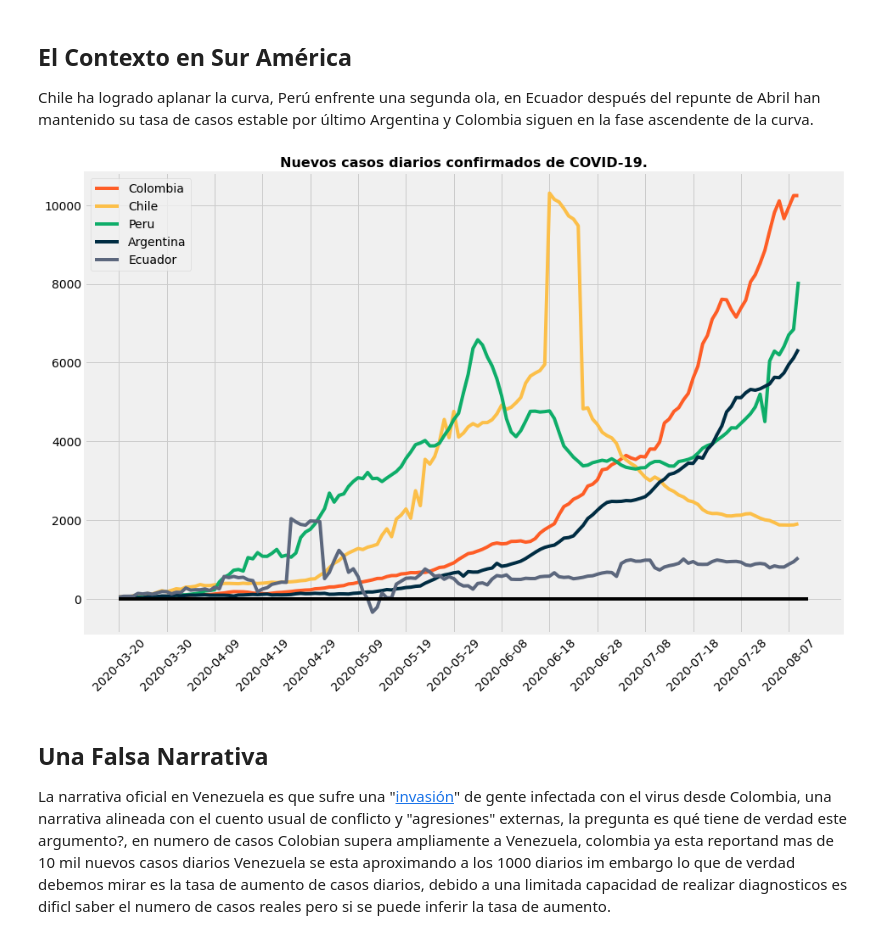
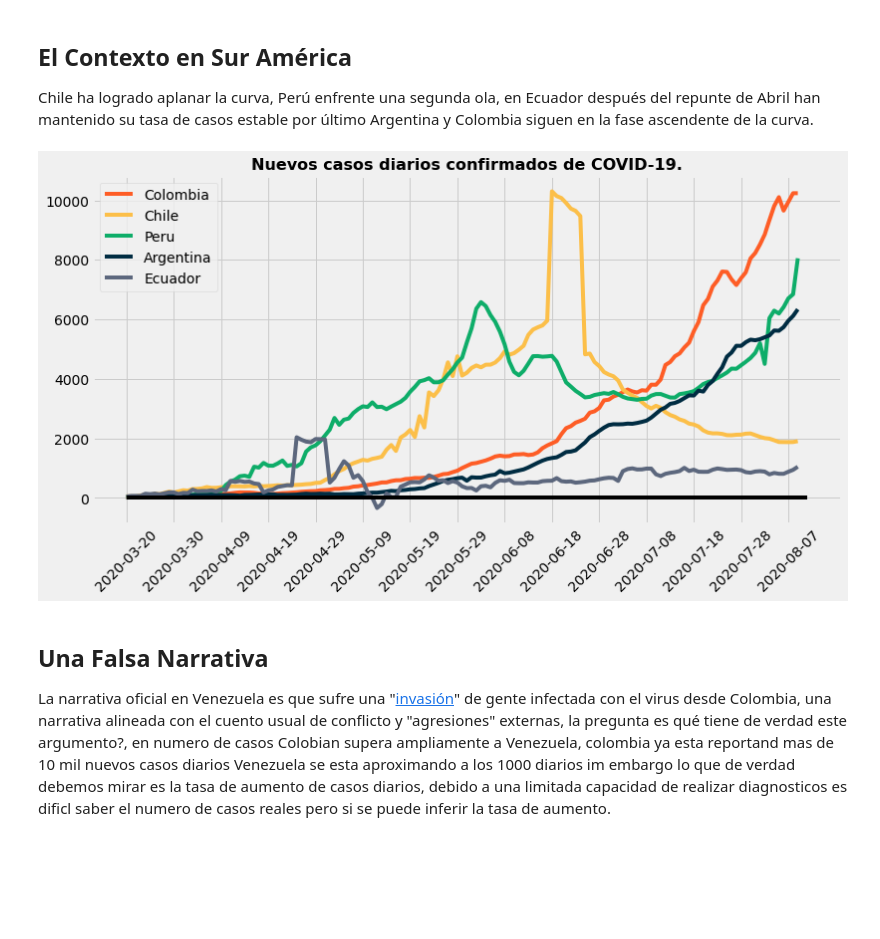
Before and after one commit to MagcDEV/covidVen, a Jupyter notebook: covid_19_ven.ipynb, the cells around one changed output. Saved outputs shown, nothing was run; the diff lists cells and outputs as text; code cells hidden in the pictures; blank space fills up the shorter version.

```diff
--- a/covid_19_ven.ipynb
+++ b/covid_19_ven.ipynb
@@ -111,24 +111,24 @@ df_ven = df_ven[~np.isnan(df_ven.New_cases_roll_ven)]
 Chile ha logrado aplanar la curva, Perú enfrente una segunda ola, en Ecuador después del repunte de Abril han mantenido su tasa de casos estable por último Argentina y Colombia siguen en la fase ascendente de la curva.
 # %%
 df_ven.index = df_ven.Date_reported
-plt.figure(figsize=(16,10))
+plt.figure(figsize=(12,6))
 plt.style.use('fivethirtyeight')
 plt.title('Nuevos casos diarios confirmados de COVID-19.', fontdict={'fontweight':'bold', 'fontsize': 16})
 plt.plot(df_ven.Date_reported, df_ven.New_cases_roll_col, '#fe5d26', label = 'Colombia')
 plt.plot(df_ven.Date_reported, df_ven.New_cases_roll_chi, '#FCBF49', label = 'Chile')
 plt.plot(df_ven.Date_reported, df_ven.New_cases_roll_per, '#0ead69', label = 'Peru')
 plt.plot(df_ven.Date_reported, df_ven.New_cases_roll_arg, '#002C42', label = 'Argentina')
 plt.plot(df_ven.Date_reported, df_ven.New_cases_roll_ecu, '#5c677d', label = 'Ecuador')
 x_ticks = np.arange(0, len(df_ven.Date_reported), 10)
 plt.xticks(x_ticks ,rotation=45)
 plt.legend()
 x_coordinates = [0, 144]
 y_coordinates = [0, 0]
 plt.plot(x_coordinates, y_coordinates, "black")
 plt.grid(True)
 plt.show()
 # %% [output]
-[figure, old version]
+[figure, new version]
 # %% [markdown]
 ## Una Falsa Narrativa
 La narrativa oficial en Venezuela es que sufre una "[invasión](https://www.efe.com/efe/america/politica/maduro-dice-que-venezuela-sufre-una-invasion-de-coronavirus-desde-colombia/20000035-4294916)" de gente infectada con el virus desde Colombia, una narrativa alineada con el cuento usual de conflicto y "agresiones" externas, la pregunta es qué tiene de verdad este argumento?, en numero de casos Colobian supera ampliamente a Venezuela, colombia ya esta reportand mas de 10 mil nuevos casos diarios Venezuela se esta aproximando a los 1000 diarios im embargo lo que de verdad debemos mirar es la tasa de aumento de casos diarios, debido a una limitada capacidad de realizar diagnosticos es dificl saber el numero de casos reales pero si se puede inferir la tasa de aumento.
```
Also changed, not shown: 1 other file.
